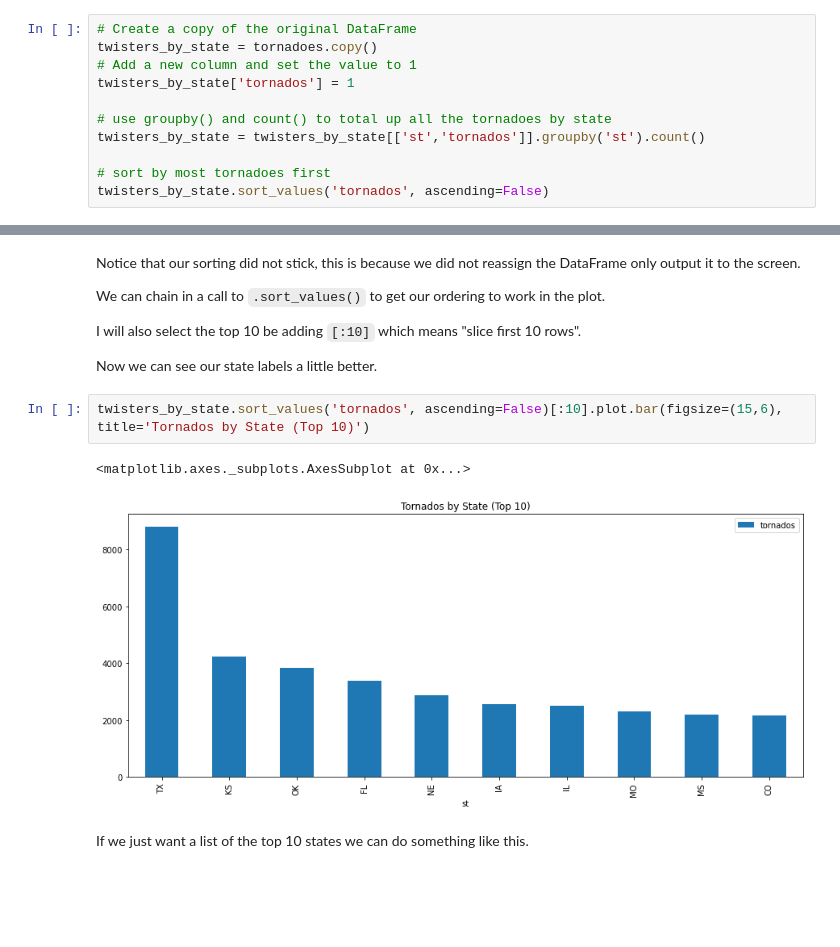
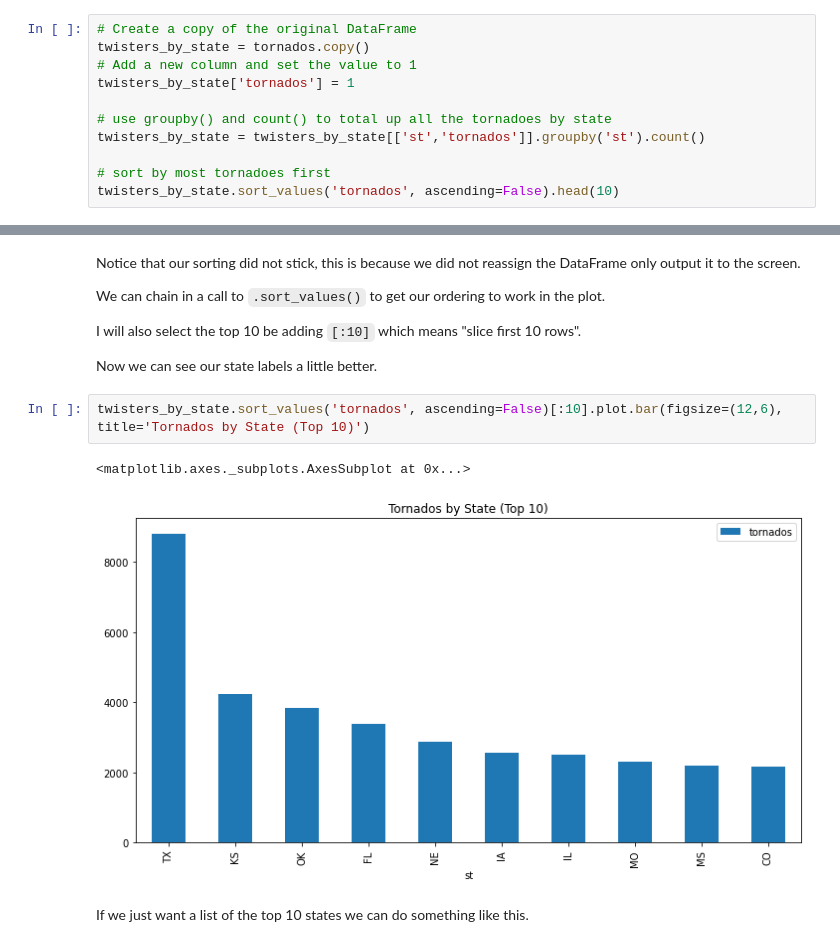
Before and after one commit to joncutrer/geopandas-tutorial, a Jupyter notebook: geopandas-plot-us-tornados.ipynb, the cells around one changed output, grey strips where cells are left out. Cells and saved outputs as stored; diff of their text form; blank space fills up the shorter version.

```diff
--- a/geopandas-plot-us-tornados.ipynb
+++ b/geopandas-plot-us-tornados.ipynb
@@ -239,7 +243,7 @@ Which state do you think has had the most tornados?
 > *Hint: In Texas we call them twisters*
 # %%
 # Create a copy of the original DataFrame
-twisters_by_state = tornadoes.copy()
+twisters_by_state = tornados.copy()
 # Add a new column and set the value to 1
 twisters_by_state['tornados'] = 1
 
@@ -247,7 +251,7 @@ twisters_by_state['tornados'] = 1
 twisters_by_state = twisters_by_state[['st','tornados']].groupby('st').count()
 
 # sort by most tornadoes first
-twisters_by_state.sort_values('tornados', ascending=False)
+twisters_by_state.sort_values('tornados', ascending=False).head(10)
 # %% [output]
 |  | tornados |
 | st |  |
@@ -285,10 +283,10 @@ I will also select the top 10 be adding `[:10]` which means "slice first 10 rows
 
 Now we can see our state labels a little better.
 # %%
-twisters_by_state.sort_values('tornados', ascending=False)[:10].plot.bar(figsize=(15,6), title='Tornados by State (Top 10)')
+twisters_by_state.sort_values('tornados', ascending=False)[:10].plot.bar(figsize=(12,6), title='Tornados by State (Top 10)')
 # %% [output]
 <matplotlib.axes._subplots.AxesSubplot at 0x...>
-[figure, old version]
+[figure, new version]
 # %% [markdown]
 If we just want a list of the top 10 states we can do something like this.
 # %%
```
Also changed, not shown: parts of 30 cells of this notebook.
